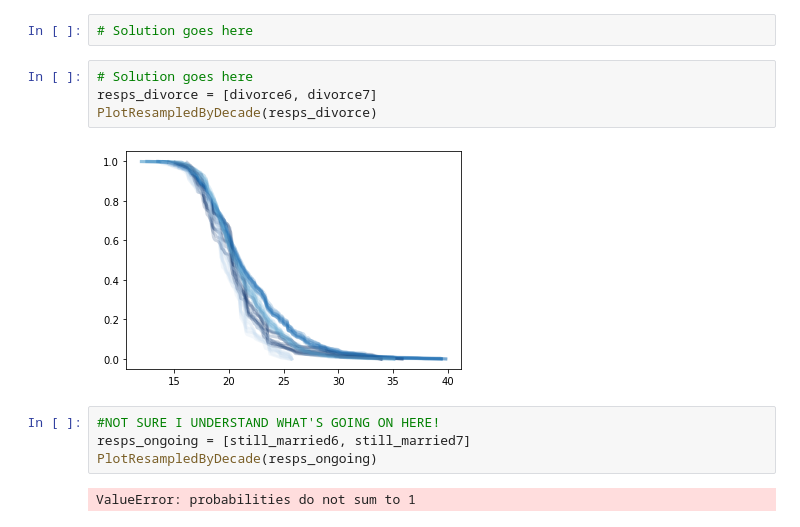
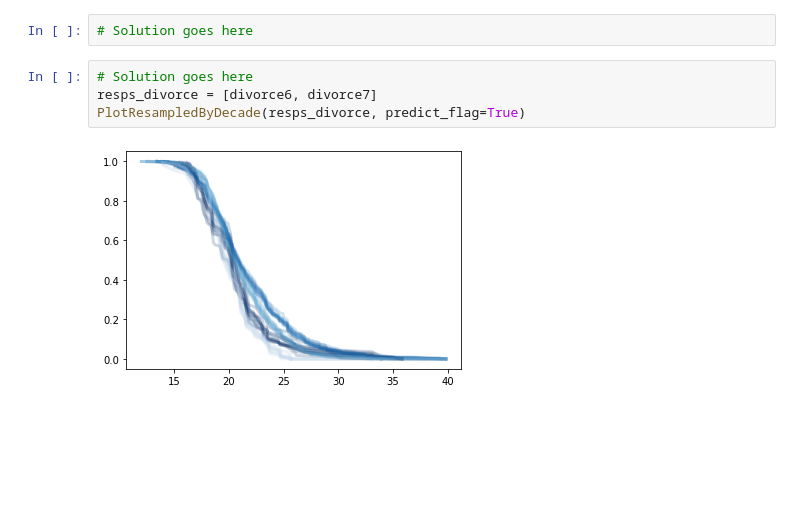
Before and after one commit to ramsey-king/DSC-530-Data-Exploration, a Jupyter notebook: Week-11/chap13exKingRamsey.ipynb, the cells around one changed output. Drawn from its saved outputs; the diff is of its cells as text; blank space fills up the shorter version.

```diff
--- a/Week-11/chap13exKingRamsey.ipynb
+++ b/Week-11/chap13exKingRamsey.ipynb
@@ -415,12 +420,6 @@ ResampleSurvival(divorce7)
 # %%
 # Solution goes here
 resps_divorce = [divorce6, divorce7]
-PlotResampledByDecade(resps_divorce)
+PlotResampledByDecade(resps_divorce, predict_flag=True)
 # %% [output]
-[figure, old version]
+[figure, new version]
-# %%
-#NOT SURE I UNDERSTAND WHAT'S GOING ON HERE!
-resps_ongoing = [still_married6, still_married7]
-PlotResampledByDecade(resps_ongoing)
-# %% [output]
-ValueError: probabilities do not sum to 1
```
Also changed, not shown: parts of 3 cells of this notebook.
